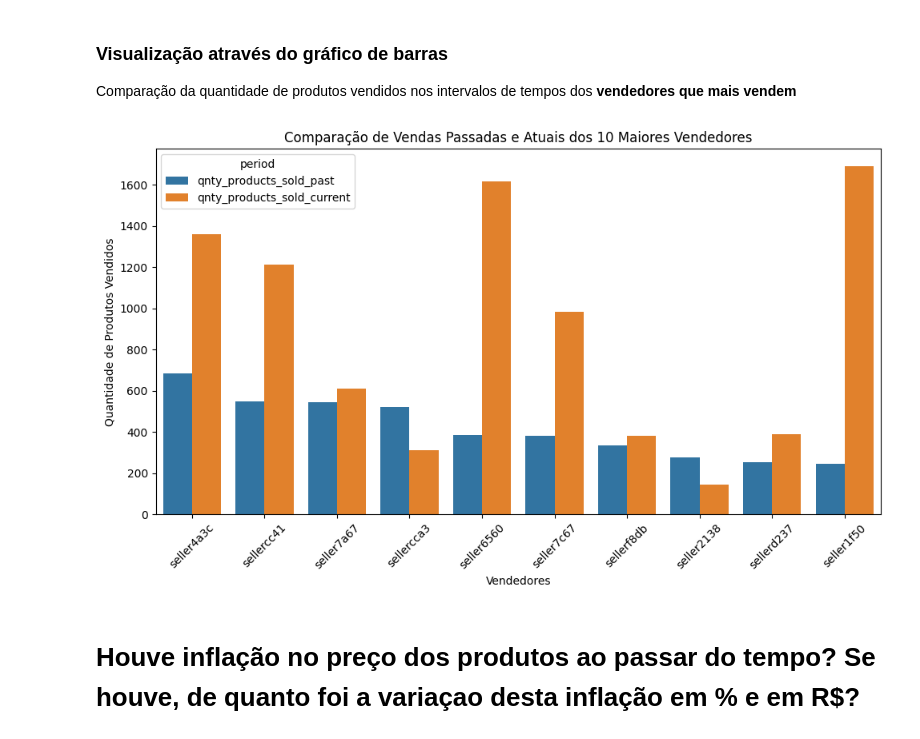
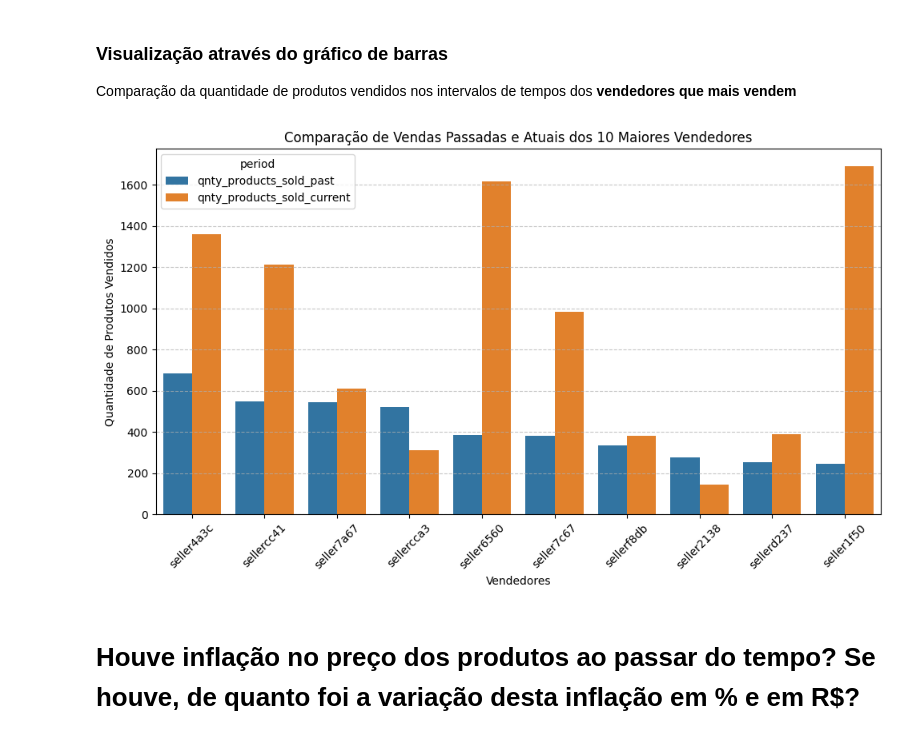
Before and after one commit to matsa0/desafio-sprint02-data-analysis, a Jupyter notebook: analise_exploratoria/analise_exploratoria.ipynb, the cells around one changed output. Saved outputs shown, nothing was run; the diff lists cells and outputs as text; code cells hidden in the pictures.

```diff
--- a/analise_exploratoria/analise_exploratoria.ipynb
+++ b/analise_exploratoria/analise_exploratoria.ipynb
@@ -742,5 +744,5 @@ orders_df_cleaned.head()
 # %%
 columns_drop = orders_df_cleaned.columns[[1,2,3]]
 # %%
-orders_df_cleaned = orders_df_cleaned.drop(columns=columns_drop, axis=1)
+orders_df_cleaned2 = orders_df_cleaned.drop(columns=columns_drop, axis=1)
 # %%
@@ -1474,7 +1484,7 @@ merge_df5.head()
 # %% [markdown]
 - Merge com orders
 # %%
-merge_df5 = pd.merge(merge_df5, orders_df_cleaned, on='order_id', how='inner')
+merge_df5 = pd.merge(merge_df5, orders_df_cleaned2, on='order_id', how='inner')
 merge_df5.head()
 # %% [output]
 |  | seller_id | seller_name | order_id | order_item_id | product_id |
@@ -1736,21 +1746,23 @@ top10_sellers = dates_interval_comparasion.head(10)
 # %%
 top10_sellers_long = pd.melt(top10_sellers,
                             id_vars=['seller_name'],
                             value_vars=['qnty_products_sold_past', 'qnty_products_sold_current'],
                             var_name='period',
                             value_name='quantity_sold')
 
 plt.figure(figsize=(10, 6))
 sns.barplot(x='seller_name', y='quantity_sold', hue='period', data=top10_sellers_long)
 
 plt.title('Comparação de Vendas Passadas e Atuais dos 10 Maiores Vendedores')
 plt.xlabel('Vendedores')
 plt.ylabel('Quantidade de Produtos Vendidos')
 plt.xticks(rotation=45)
+plt.grid(axis='y', linestyle='--', alpha=0.7)
+
 
 plt.tight_layout()
 plt.show()
 # %% [output]
-[figure, old version]
+[figure, new version]
 # %% [markdown]
-# Houve inflação no preço dos produtos ao passar do tempo? Se houve, de quanto foi a variaçao desta inflação em % e em R$?
+# Houve inflação no preço dos produtos ao passar do tempo? Se houve, de quanto foi a variação desta inflação em % e em R$?
```
Also changed, not shown: parts of 75 cells of this notebook.
